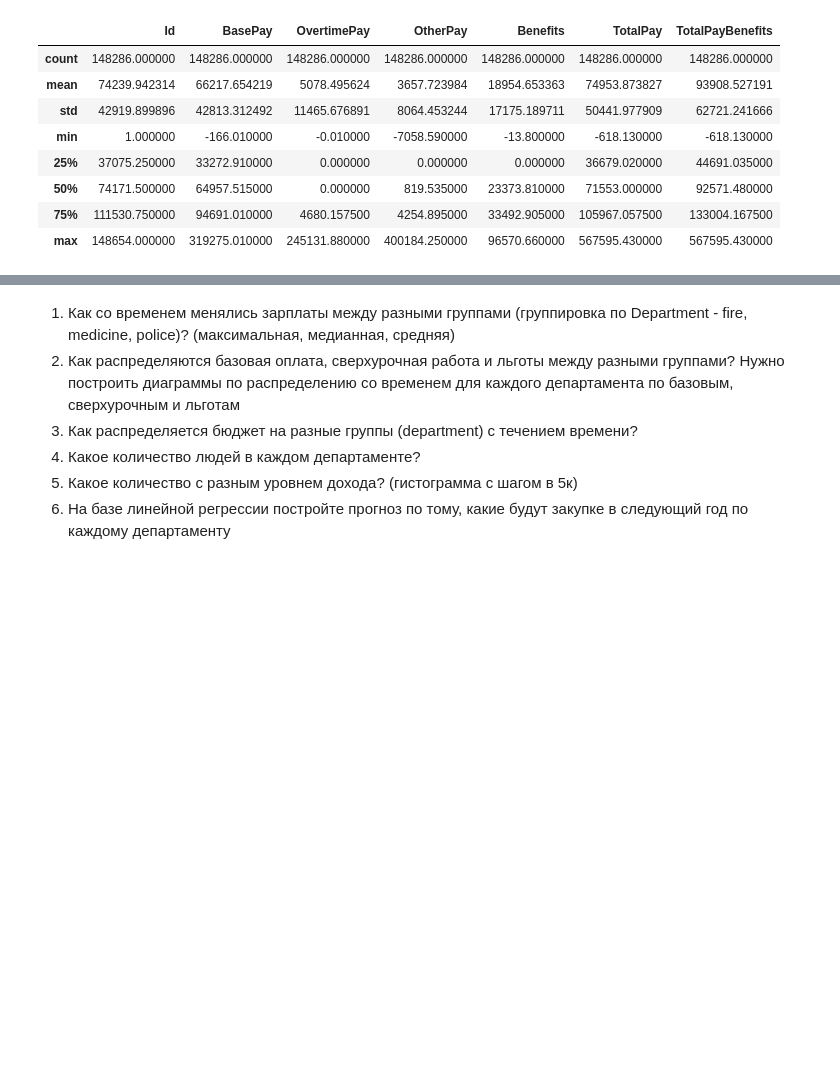
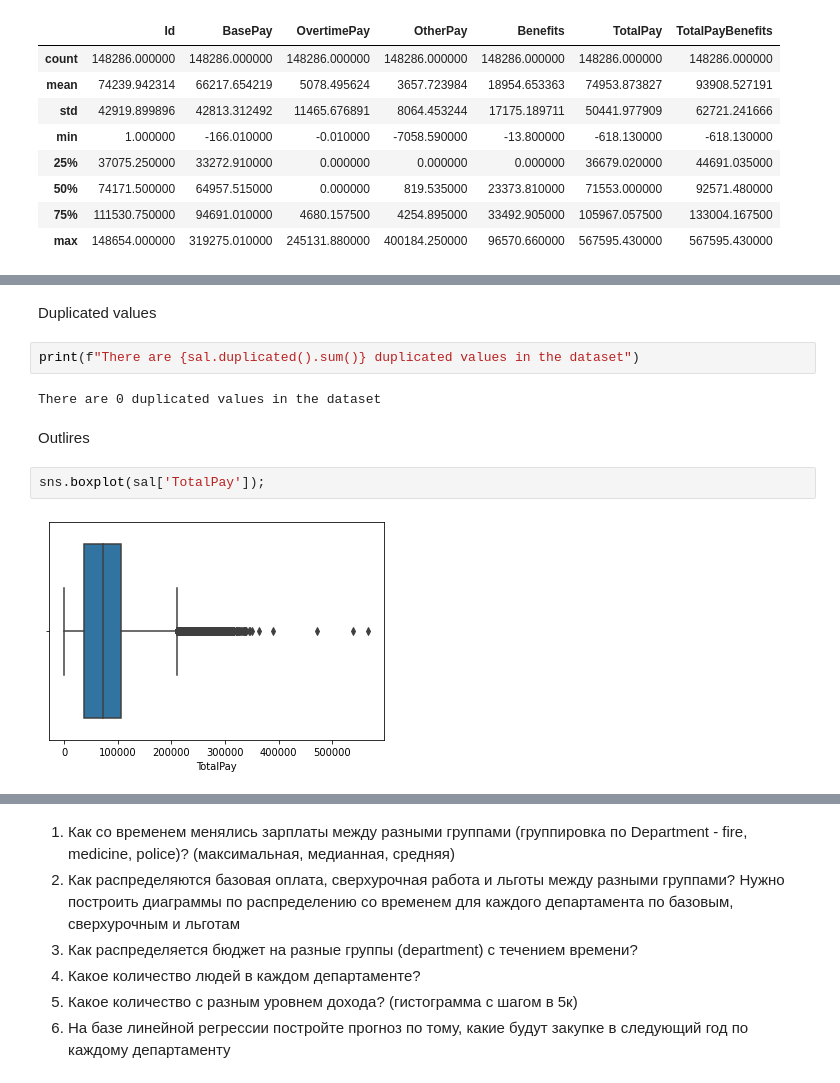
Before and after one commit to savitskaya-om/python, a Jupyter notebook: project/PROJECT.ipynb, the cells around one changed output, grey strips where cells are left out. Saved outputs shown, nothing was run; the diff lists cells and outputs as text; blank space fills up the shorter version.

```diff
--- a/project/PROJECT.ipynb
+++ b/project/PROJECT.ipynb
@@ -161,0 +174,12 @@ sal[['BasePay', 'OvertimePay', 'OtherPay']] = sal[['BasePay', 'OvertimePay', 'Ot
+# %% [markdown]
+Duplicated values
+# %%
+print(f"There are {sal.duplicated().sum()} duplicated values in the dataset")
+# %% [output]
+There are 0 duplicated values in the dataset
+# %% [markdown]
+Outlires
+# %%
+sns.boxplot(sal['TotalPay']);
+# %% [output]
+[figure, added]
```
Also changed, not shown: parts of 5 cells of this notebook.
